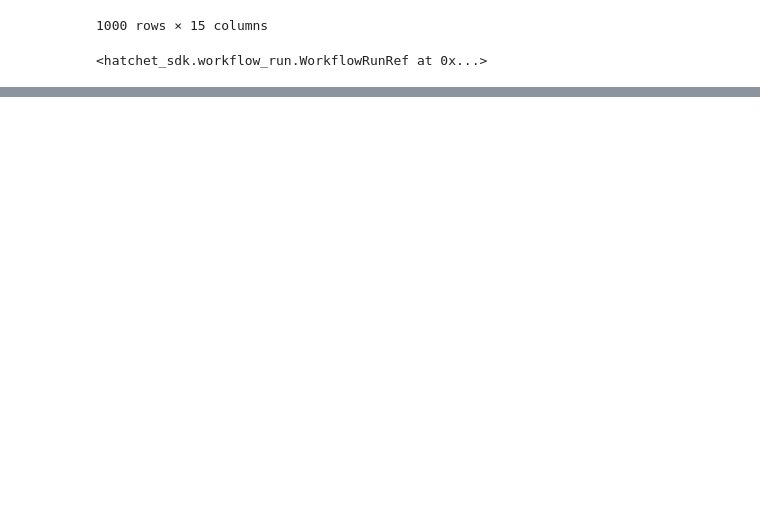
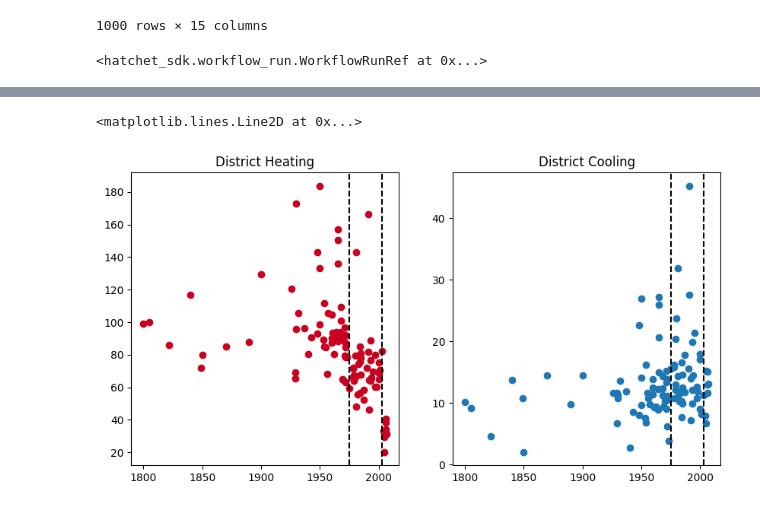
Before and after one commit to szvsw/epengine, a Jupyter notebook: notebooks/test.ipynb, the cells around one changed output, grey strips where cells are left out. Saved outputs shown, nothing was run; the diff lists cells and outputs as text; code cells hidden in the pictures; blank space fills up the shorter version.

```diff
--- a/notebooks/test.ipynb
+++ b/notebooks/test.ipynb
@@ -74,0 +91,21 @@ df = pd.read_parquet("s.pq")
+# %%
+import matplotlib.pyplot as plt
+
+(
+    fig,
+    ax,
+) = plt.subplots(nrows=1, ncols=2, figsize=(10, 5))
+heating = df["District Heating"]
+cooling = df["District Cooling"]
+yr_built = df.index.get_level_values("year_built")
+ax[0].scatter(yr_built, heating, label="District Heating", color="#ca0020")
+ax[0].set_title("District Heating")
+ax[1].scatter(yr_built, cooling, label="District Cooling")
+ax[1].set_title("District Cooling")
+ax[1].axvline(1975, color="black", linestyle="--")
+ax[0].axvline(1975, color="black", linestyle="--")
+ax[1].axvline(2003, color="black", linestyle="--")
+ax[0].axvline(2003, color="black", linestyle="--")
+# %% [output]
+<matplotlib.lines.Line2D at 0x...>
+[figure, added]
```
Also changed, not shown: parts of 3 cells of this notebook.
